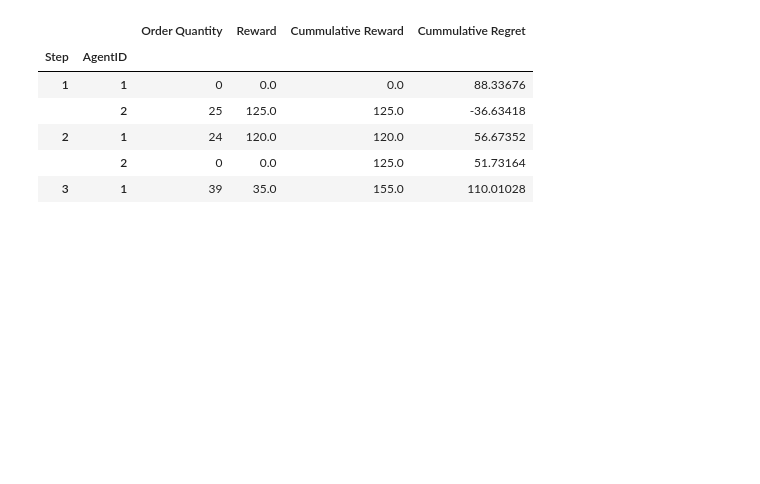
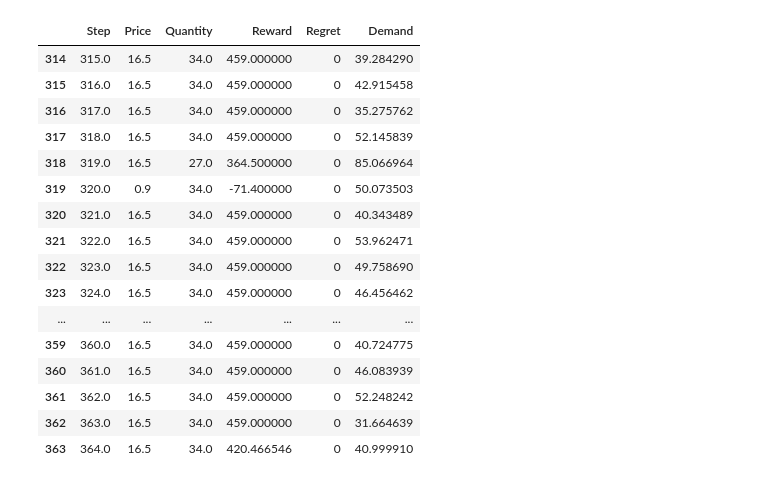
Before and after one commit to utkuyagci/AISCM-Final-Project, a Jupyter notebook: execute.ipynb, the cells around one changed output. Cells and saved outputs as stored; diff of their text form; code cells hidden in the pictures; blank space fills up the shorter version.

```diff
--- a/execute.ipynb
+++ b/execute.ipynb
@@ -7,7 +7,7 @@ from model import NewsVendorModel
 import params
 # %%
 # Simulate game
-agent_types = ['greedy', 'ucb']
+agent_types = ['greedy', 'greedy']
 model = NewsVendorModel(agent_type=agent_types)
 
 for _ in range(params.ROUNDS):
@@ -16,13 +16,33 @@ for _ in range(params.ROUNDS):
 # Pull data
 model_df = model.datacollector.get_model_vars_dataframe()   # index: Step
 agent_df = model.datacollector.get_agent_vars_dataframe()   # index: Step, AgentID
+# %%
+df = agent_df.reset_index()
+
+price_data = df[df["AgentID"] == 1][["Step", "Order Quantity"]].rename(columns={"Order Quantity": "Price"})
+
+qty_data = df[df["AgentID"] == 2][["Step", "Order Quantity", "Reward"]].rename(columns={"Order Quantity": "Quantity"})
+
+combined_df = pd.merge(price_data, qty_data, on="Step")
+
+final_df = pd.merge(combined_df, model_df, left_on="Step", right_index=True)
 # %%
-agent_df.head()
+final_df.tail(50)
 # %% [output]
-|  |  | Order Quantity | Reward | Cummulative Reward | Cummulative Regret |
-| Step | AgentID |  |  |  |  |
-| 1 | 1 | 0 | 0.0 | 0.0 | 88.33676 |
-|  | 2 | 25 | 125.0 | 125.0 | -36.63418 |
-| 2 | 1 | 24 | 120.0 | 120.0 | 56.67352 |
-|  | 2 | 0 | 0.0 | 125.0 | 51.73164 |
-| 3 | 1 | 39 | 35.0 | 155.0 | 110.01028 |
+|  | Step | Price | Quantity | Reward | Regret | Demand |
+| 314 | 315.0 | 16.5 | 34.0 | 459.000000 | 0 | 39.284290 |
+| 315 | 316.0 | 16.5 | 34.0 | 459.000000 | 0 | 42.915458 |
+| 316 | 317.0 | 16.5 | 34.0 | 459.000000 | 0 | 35.275762 |
+| 317 | 318.0 | 16.5 | 34.0 | 459.000000 | 0 | 52.145839 |
+| 318 | 319.0 | 16.5 | 27.0 | 364.500000 | 0 | 85.066964 |
+| 319 | 320.0 | 0.9 | 34.0 | -71.400000 | 0 | 50.073503 |
+| 320 | 321.0 | 16.5 | 34.0 | 459.000000 | 0 | 40.343489 |
+| 321 | 322.0 | 16.5 | 34.0 | 459.000000 | 0 | 53.962471 |
+| 322 | 323.0 | 16.5 | 34.0 | 459.000000 | 0 | 49.758690 |
+| 323 | 324.0 | 16.5 | 34.0 | 459.000000 | 0 | 46.456462 |
+| ... | ... | ... | ... | ... | ... | ... |
+| 359 | 360.0 | 16.5 | 34.0 | 459.000000 | 0 | 40.724775 |
+| 360 | 361.0 | 16.5 | 34.0 | 459.000000 | 0 | 46.083939 |
+| 361 | 362.0 | 16.5 | 34.0 | 459.000000 | 0 | 52.248242 |
+| 362 | 363.0 | 16.5 | 34.0 | 459.000000 | 0 | 31.664639 |
+| 363 | 364.0 | 16.5 | 34.0 | 420.466546 | 0 | 40.999910 |
```
Also changed, not shown: parts of 1 cell of this notebook, 3 other files.
